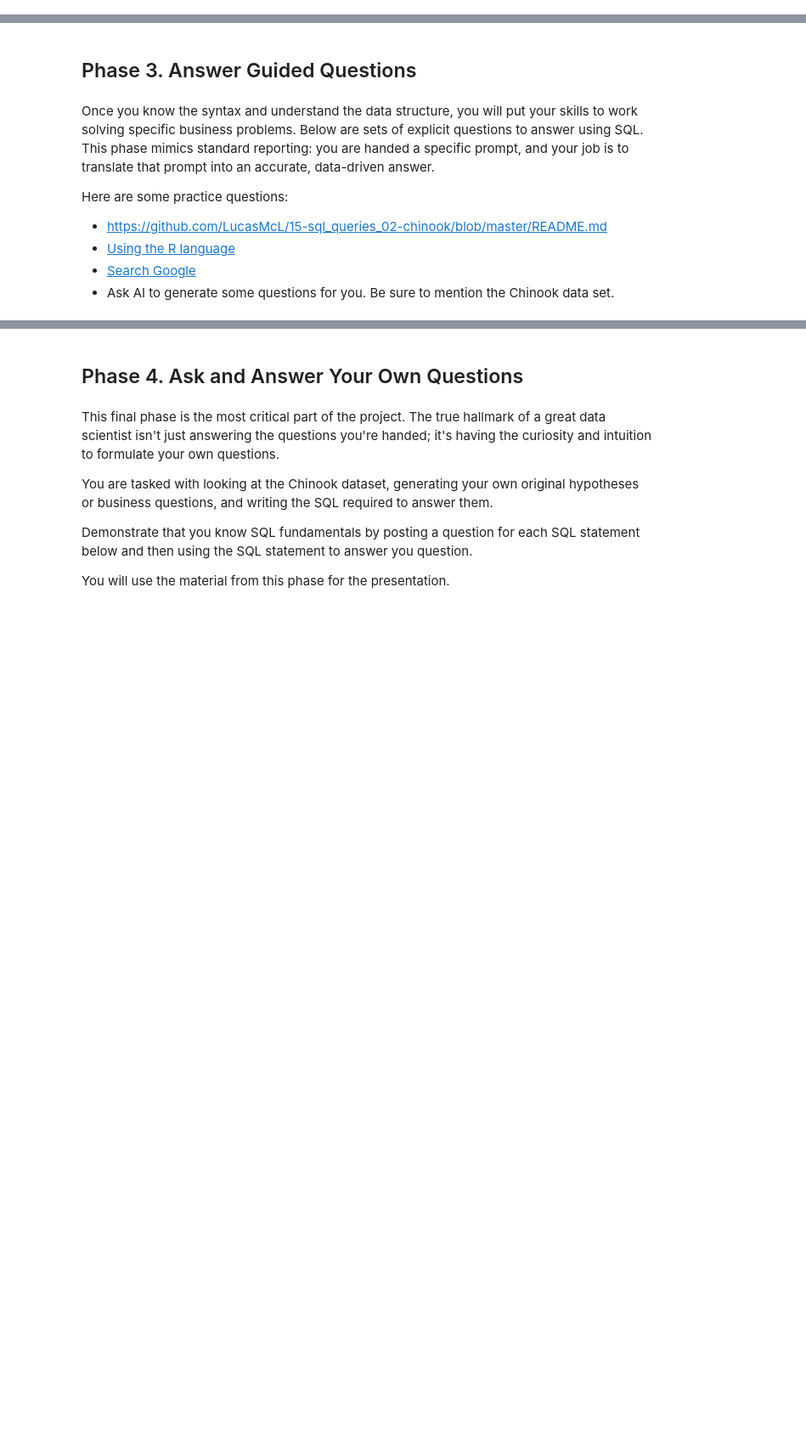
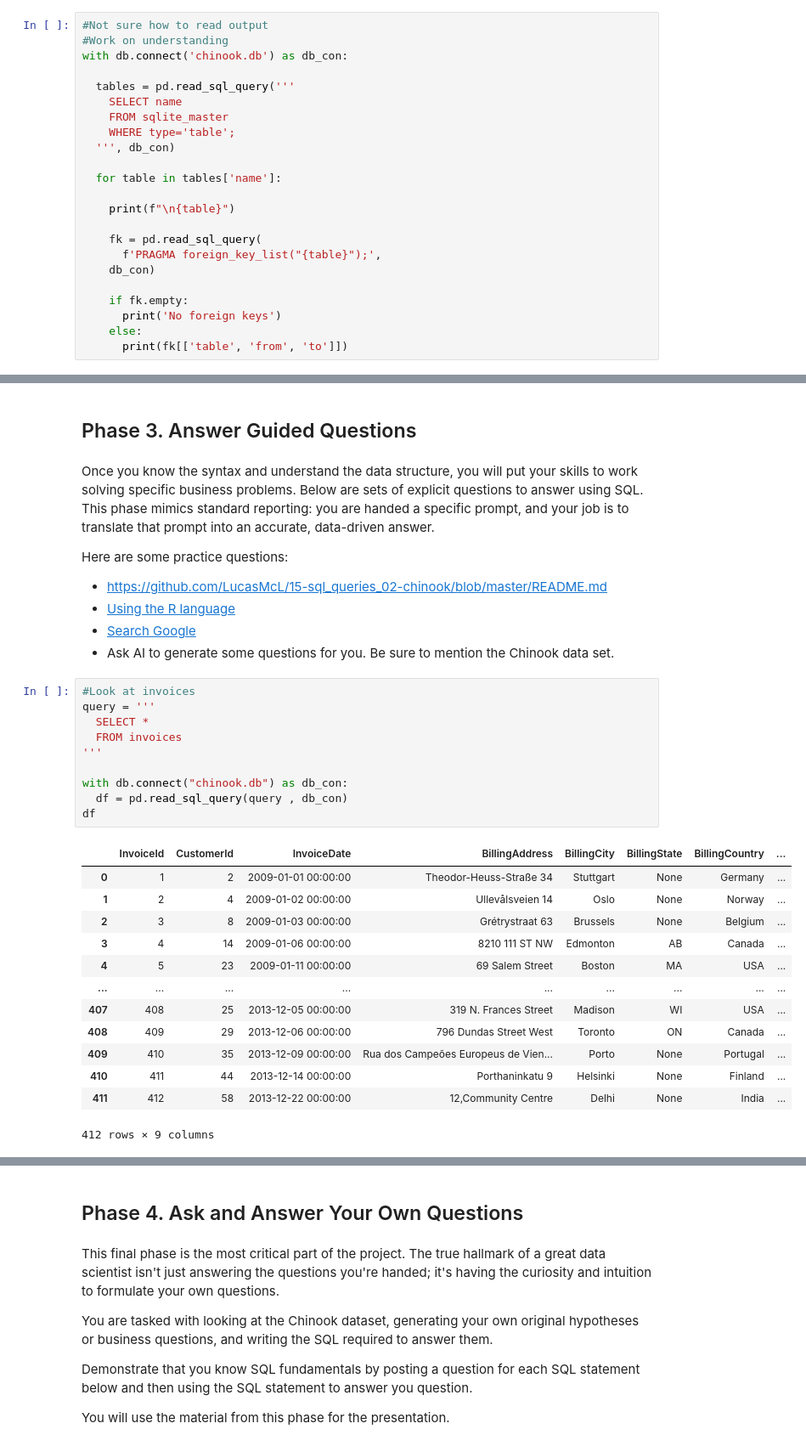
Before and after one commit to test-ds-21/stephanie465337___Data-Science-Portfolio-C21, a Jupyter notebook: Projects/Project-3/SQL.1-Chinook.project.template.ipynb, the cells around one changed output, grey strips where cells are left out. Shown at 85% size. Cells and saved outputs as stored; diff of their text form; blank space fills up the shorter version.

```diff
--- a/Projects/Project-3/SQL.1-Chinook.project.template.ipynb
+++ b/Projects/Project-3/SQL.1-Chinook.project.template.ipynb
@@ -578,0 +717,23 @@ Column Type Identifier  Nulls  Distinct
+# %%
+#Not sure how to read output
+#Work on understanding
+with db.connect('chinook.db') as db_con:
+
+  tables = pd.read_sql_query('''
+    SELECT name
+    FROM sqlite_master
+    WHERE type='table';
+  ''', db_con)
+
+  for table in tables['name']:
+
+    print(f"\n{table}")
+
+    fk = pd.read_sql_query(
+      f'PRAGMA foreign_key_list("{table}");',
+    db_con)
+
+    if fk.empty:
+      print('No foreign keys')
+    else:
+      print(fk[['table', 'from', 'to']])
@@ -586,3 +793,27 @@ Here are some practice questions:
 - [Using the R language]( https://rpubs.com/enext777/636199 )
 - [Search Google]( https://www.google.com/search?q=chinook+database+questions )
 - Ask AI to generate some questions for you.  Be sure to mention the Chinook data set.
+# %%
+#Look at invoices
+query = '''
+  SELECT *
+  FROM invoices
+'''
+
+with db.connect("chinook.db") as db_con:
+  df = pd.read_sql_query(query , db_con)
+df
+# %% [output]
+|  | InvoiceId | CustomerId | InvoiceDate | BillingAddress | BillingCity | BillingState | BillingCountry | ... |
+| 0 | 1 | 2 | 2009-01-01 00:00:00 | Theodor-Heuss-Straße 34 | Stuttgart | None | Germany | ... |
+| 1 | 2 | 4 | 2009-01-02 00:00:00 | Ullevålsveien 14 | Oslo | None | Norway | ... |
+| 2 | 3 | 8 | 2009-01-03 00:00:00 | Grétrystraat 63 | Brussels | None | Belgium | ... |
+| 3 | 4 | 14 | 2009-01-06 00:00:00 | 8210 111 ST NW | Edmonton | AB | Canada | ... |
+| 4 | 5 | 23 | 2009-01-11 00:00:00 | 69 Salem Street | Boston | MA | USA | ... |
+| ... | ... | ... | ... | ... | ... | ... | ... | ... |
+| 407 | 408 | 25 | 2013-12-05 00:00:00 | 319 N. Frances Street | Madison | WI | USA | ... |
+| 408 | 409 | 29 | 2013-12-06 00:00:00 | 796 Dundas Street West | Toronto | ON | Canada | ... |
+| 409 | 410 | 35 | 2013-12-09 00:00:00 | Rua dos Campeões Europeus de Vien... | Porto | None | Portugal | ... |
+| 410 | 411 | 44 | 2013-12-14 00:00:00 | Porthaninkatu 9 | Helsinki | None | Finland | ... |
+| 411 | 412 | 58 | 2013-12-22 00:00:00 | 12,Community Centre | Delhi | None | India | ... |
+412 rows × 9 columns
```
Also changed, not shown: parts of 41 cells of this notebook.
